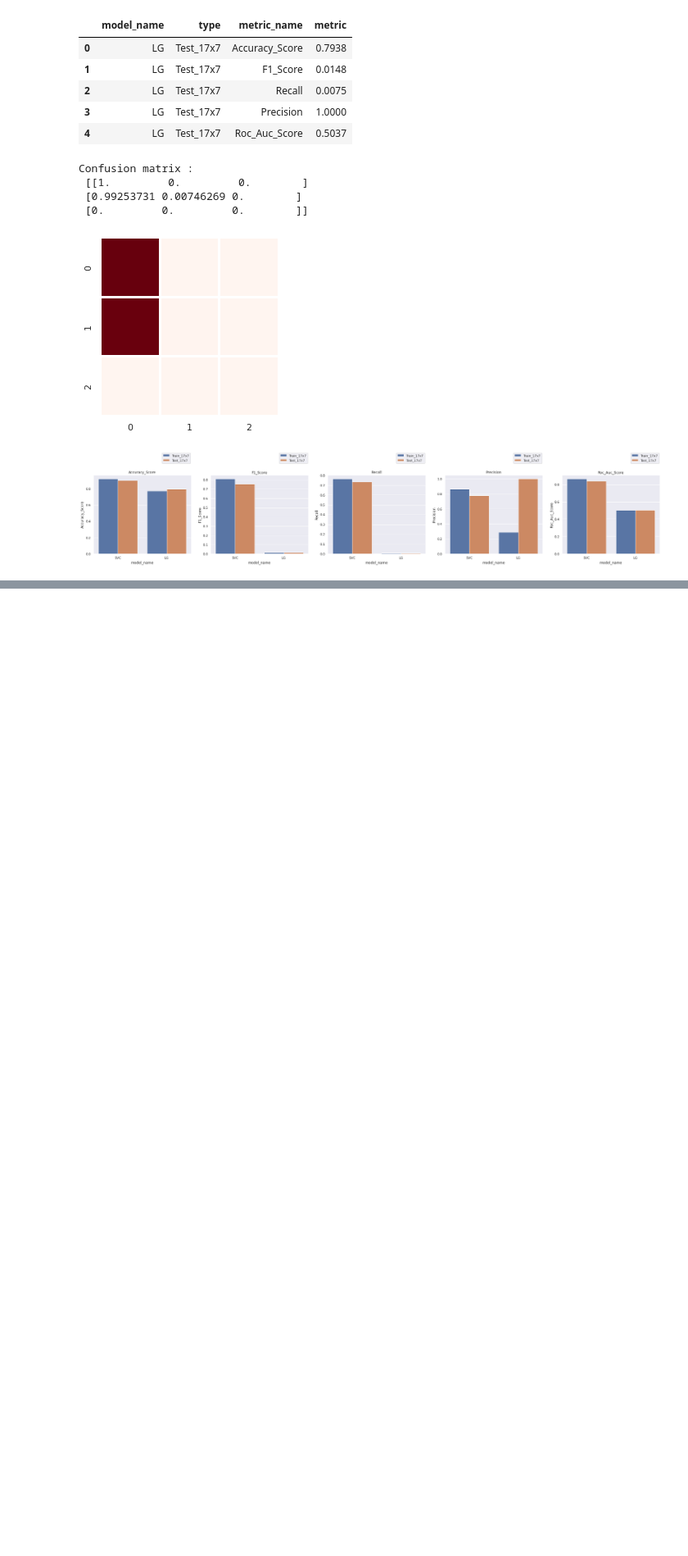
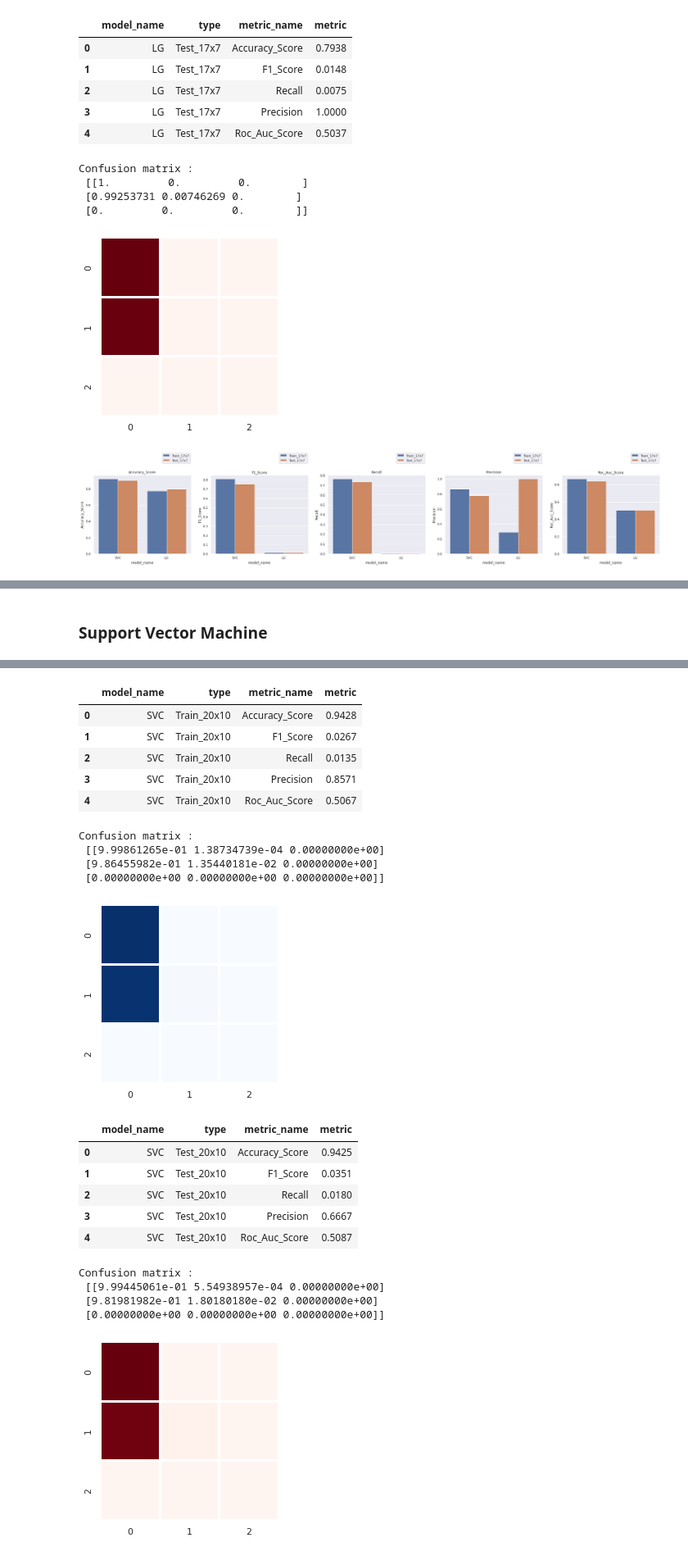
Before and after one commit to spros1/Methods-and-Algorithms_Work_Semester_21-22, a Jupyter notebook: AssortmentPlanning.ipynb, the cells around one changed output, grey strips where cells are left out. Shown: that part at 82% size. Cells and saved outputs as stored; diff of their text form; code cells hidden in the pictures; blank space fills up the shorter version.

```diff
--- a/AssortmentPlanning.ipynb
+++ b/AssortmentPlanning.ipynb
@@ -830,0 +833,21 @@ model_plot_scores(model_total, 'Roc_Auc_Score'       , ax4)
+# %%
+# split to train and test
+X_train, X_test, y_train, y_test = train_test_split(other_products_20x10, avgrevenue20x10, test_size=0.2, random_state=42)
+# %% [markdown]
+### Support Vector Machine
+# %%
+#Support Vector run
+SVC_model_20x10, SVC_runtime_20x10 = model_execution(SVC(), 'SVC')
+train_pred_SVC_20x10 = model_prediction(SVC_model_20x10, X_train)
+test_pred_SVC_20x10  = model_prediction(SVC_model_20x10, X_test)
+
+#Support Vector Evaluation
+print("\n")
+SVC_train_20x10 = model_evaluation_classification(y_train, train_pred_SVC_20x10,'SVC', 'Train_20x10')
+print("\n")
+conf_matrix_classification(y_train, train_pred_SVC_20x10,'Blues')
+print("\n")
+SVC_test_20x10 = model_evaluation_classification(y_test, test_pred_SVC_20x10, 'SVC', 'Test_20x10')
+print("\n")
+conf_matrix_classification(y_test, test_pred_SVC_20x10,'Reds')
+# %% [output]
@@ -830,0 +855,22 @@ model_plot_scores(model_total, 'Roc_Auc_Score'       , ax4)
+|  | model_name | type | metric_name | metric |
+| 0 | SVC | Train_20x10 | Accuracy_Score | 0.9428 |
+| 1 | SVC | Train_20x10 | F1_Score | 0.0267 |
+| 2 | SVC | Train_20x10 | Recall | 0.0135 |
+| 3 | SVC | Train_20x10 | Precision | 0.8571 |
+| 4 | SVC | Train_20x10 | Roc_Auc_Score | 0.5067 |
+Confusion matrix :
+ [[9.99861265e-01 1.38734739e-04 0.00000000e+00]
+ [9.86455982e-01 1.35440181e-02 0.00000000e+00]
+ [0.00000000e+00 0.00000000e+00 0.00000000e+00]]
+[figure, added]
+|  | model_name | type | metric_name | metric |
+| 0 | SVC | Test_20x10 | Accuracy_Score | 0.9425 |
+| 1 | SVC | Test_20x10 | F1_Score | 0.0351 |
+| 2 | SVC | Test_20x10 | Recall | 0.0180 |
+| 3 | SVC | Test_20x10 | Precision | 0.6667 |
+| 4 | SVC | Test_20x10 | Roc_Auc_Score | 0.5087 |
+Confusion matrix :
+ [[9.99445061e-01 5.54938957e-04 0.00000000e+00]
+ [9.81981982e-01 1.80180180e-02 0.00000000e+00]
+ [0.00000000e+00 0.00000000e+00 0.00000000e+00]]
+[figure, added]
```
Also changed, not shown: parts of 7 cells of this notebook.
